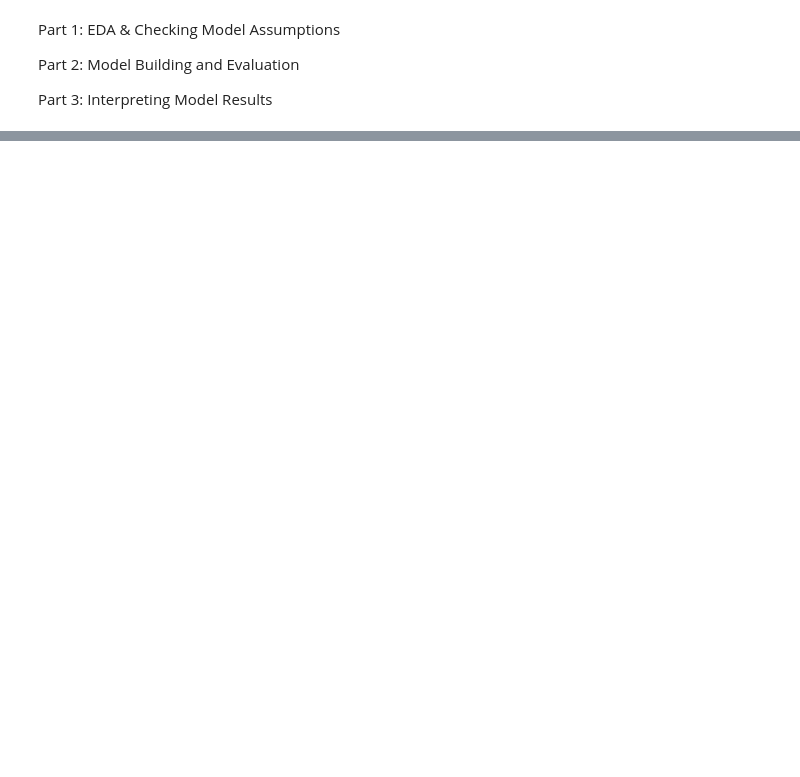
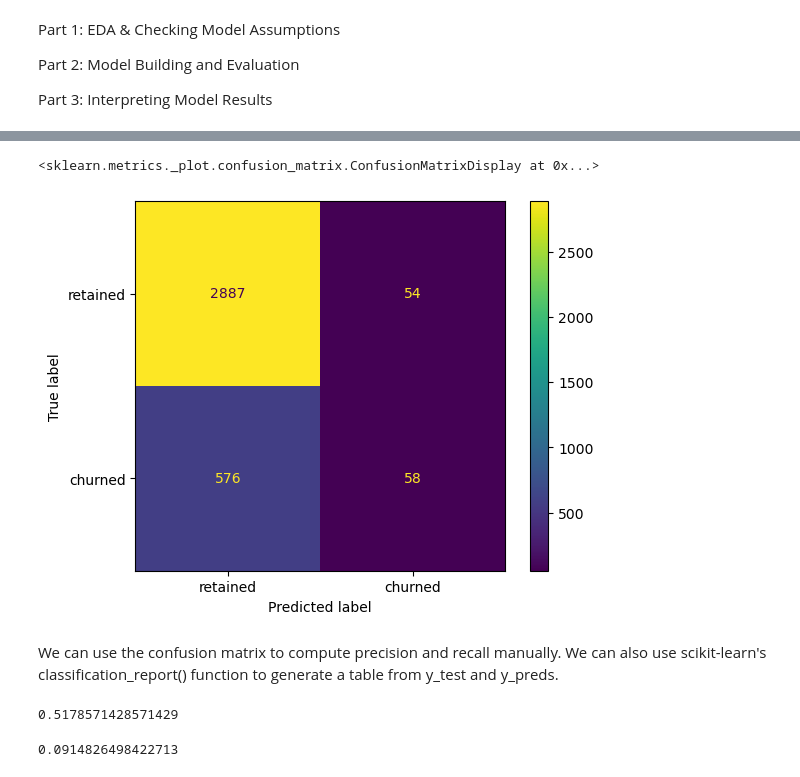
Before and after one commit to dvlanl/predicting_waze_customer_churn, a Jupyter notebook: regression_modeling.ipynb, the cells around one changed output, grey strips where cells are left out. Cells and saved outputs as stored; diff of their text form; code cells hidden in the pictures; blank space fills up the shorter version.

```diff
--- a/regression_modeling.ipynb
+++ b/regression_modeling.ipynb
@@ -27,0 +409,3 @@ ModuleNotFoundError: No module named 'matplotlib'
+# %%
+# Generate predictions on X_test
+y_preds = model.predict(X_test)
@@ -27,0 +419,24 @@ ModuleNotFoundError: No module named 'matplotlib'
+# %%
+cm = confusion_matrix(y_test, y_preds)
+# %%
+disp = ConfusionMatrixDisplay(confusion_matrix=cm,
+                              display_labels=['retained', 'churned'],
+                              )
+disp.plot()
+# %% [output]
+<sklearn.metrics._plot.confusion_matrix.ConfusionMatrixDisplay at 0x...>
+[figure, added]
+# %% [markdown]
+We can use the confusion matrix to compute precision and recall manually. We can also use scikit-learn's classification_report() function to generate a table from y_test and y_preds.
+# %%
+# Calculate precision manually
+precision = cm[1,1] / (cm[0, 1] + cm[1, 1])
+precision
+# %% [output]
+0.5178571428571429
+# %%
+# Calculate recall manually
+recall = cm[1,1] / (cm[1, 0] + cm[1, 1])
+recall
+# %% [output]
+0.0914826498422713
```
Also changed, not shown: parts of 69 cells of this notebook.
